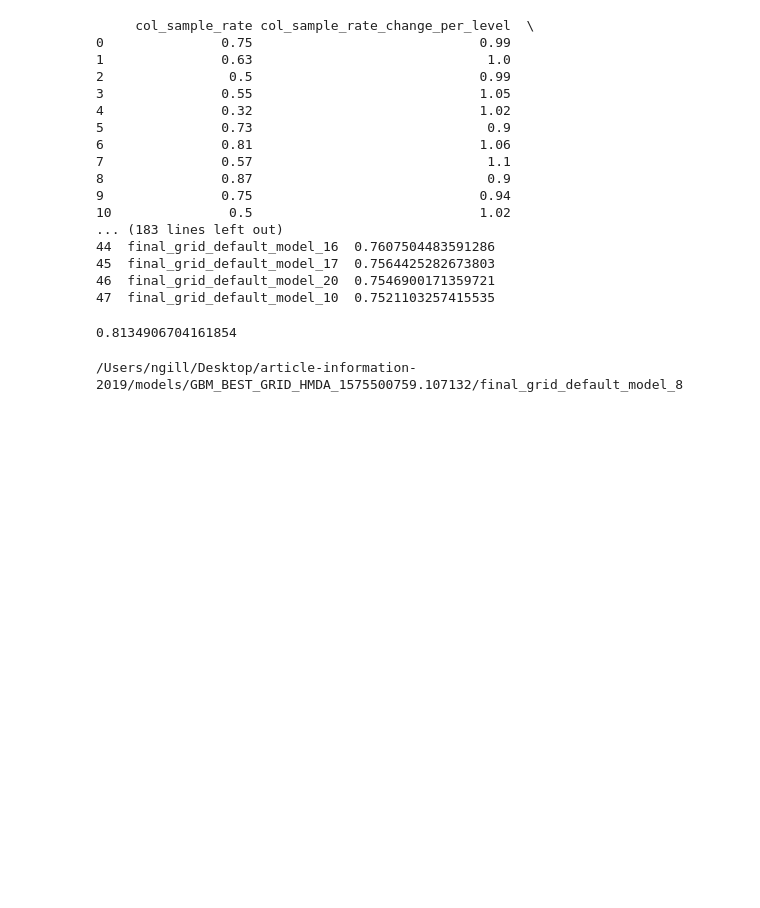
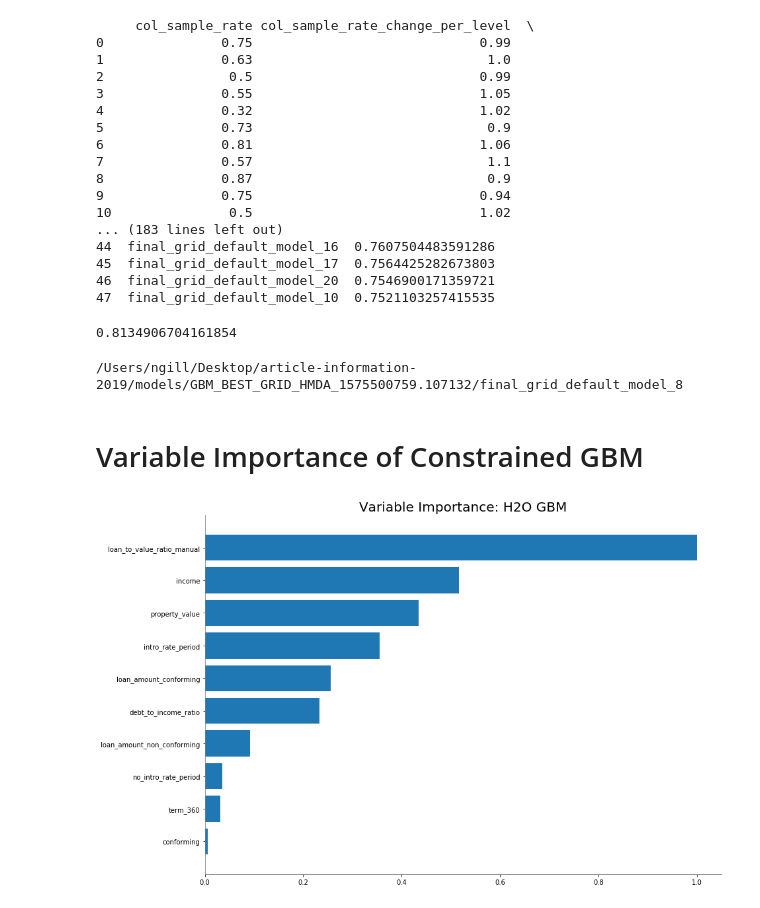
Before and after one commit to h2oai/article-information-2019, a Jupyter notebook: notebooks/mgbm.ipynb, the cells around one changed output. Cells and saved outputs as stored; diff of their text form; code cells hidden in the pictures; blank space fills up the shorter version.

Commit message:
Add varimp and shapley for top models from grid

```diff
--- a/notebooks/mgbm.ipynb
+++ b/notebooks/mgbm.ipynb
@@ -1583,0 +1527,10 @@ print(model_path)
+# %%
+# Load in constrained and unconstrained GBM from previous grid searches
+constrained_gbm = h2o.load_model('../models/MGBM_BEST_GRID_HMDA_1575495503.296555/final_grid_model_27')
+unconstrained_gbm = h2o.load_model('../models/GBM_BEST_GRID_HMDA_1575500759.107132/final_grid_default_model_8')
+# %% [markdown]
+# Variable Importance of Constrained GBM
+# %%
+constrained_gbm.varimp_plot()
+# %% [output]
+[figure, added]
```
Also changed, not shown: parts of 12 cells of this notebook.
